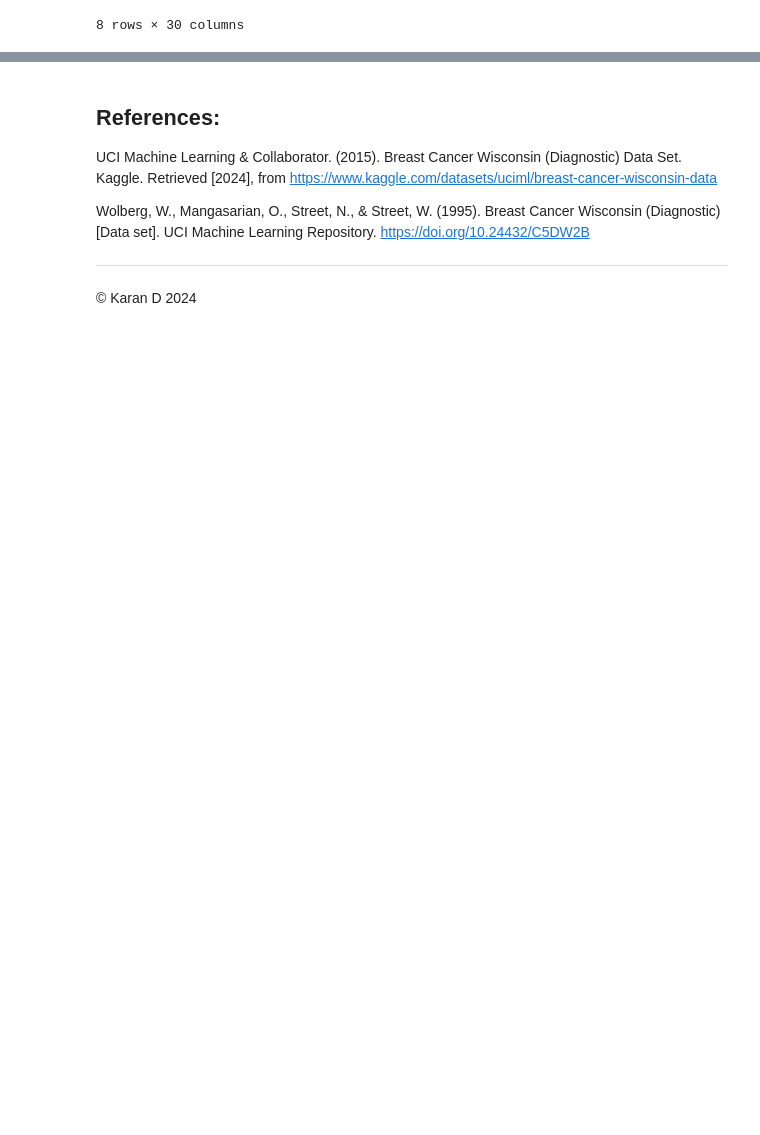
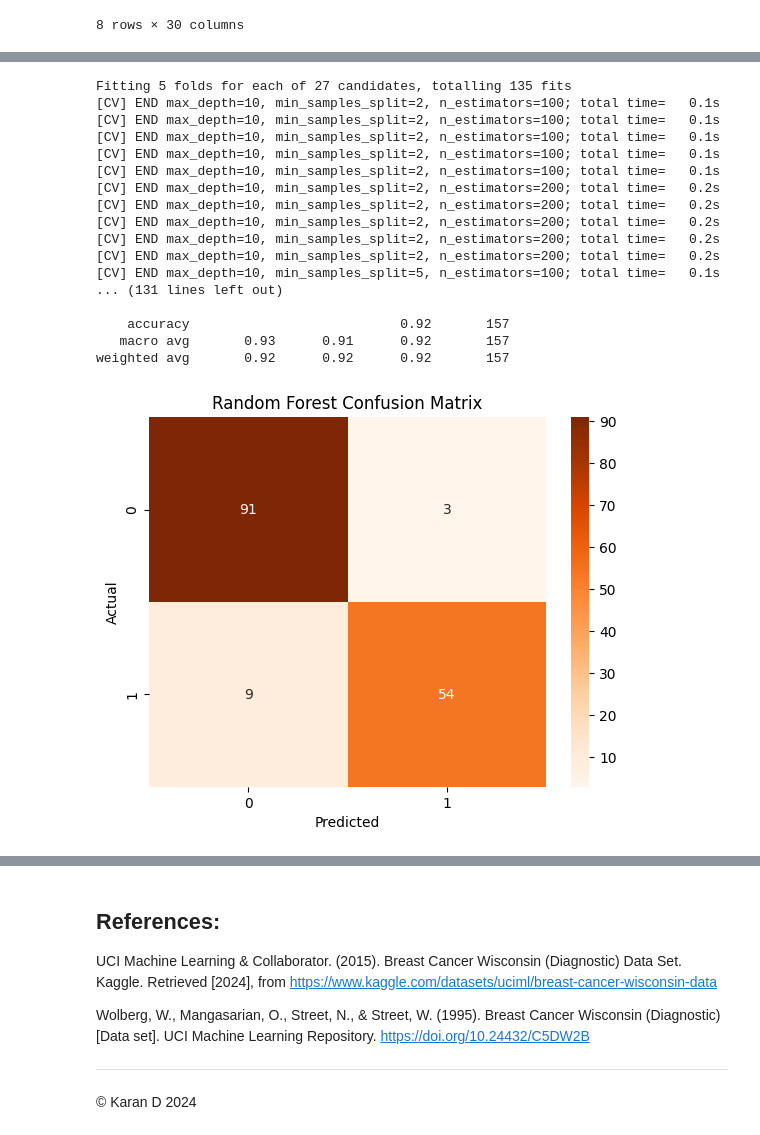
Before and after one commit to Karan-D-Software/Supervised_Learning_Project, a Jupyter notebook: project.ipynb, the cells around one changed output, grey strips where cells are left out. Saved outputs shown, nothing was run; the diff lists cells and outputs as text; code cells hidden in the pictures; blank space fills up the shorter version.

```diff
--- a/project.ipynb
+++ b/project.ipynb
@@ -239,0 +366,49 @@ data_clean.describe()
+# %%
+# Random Forest Classifier
+
+from sklearn.ensemble import RandomForestClassifier
+from sklearn.model_selection import GridSearchCV
+
+model_rf = RandomForestClassifier()
+
+param_grid_rf = {
+    'n_estimators': [100, 200, 300],
+    'max_depth': [10, 20, None],
+    'min_samples_split': [2, 5, 10]
+}
+grid_search_rf = GridSearchCV(estimator=model_rf, param_grid=param_grid_rf, cv=5, n_jobs=-1, verbose=2)
+grid_search_rf.fit(X_train, y_train)
+
+best_params_rf = grid_search_rf.best_params_
+y_pred = grid_search_rf.predict(X_test)
+
+print("Random Forest Classifier Performance:")
+print("Best Parameters:", grid_search_rf.best_params_)
+print("Accuracy:", accuracy_score(y_test, y_pred))
+print(classification_report(y_test, y_pred))
+
+conf_matrix = confusion_matrix(y_test, y_pred)
+sns.heatmap(conf_matrix, annot=True, fmt="d", cmap="Oranges")
+plt.title("Random Forest Confusion Matrix")
+plt.xlabel("Predicted")
+plt.ylabel("Actual")
+plt.show()
+# %% [output]
+Fitting 5 folds for each of 27 candidates, totalling 135 fits
+[CV] END max_depth=10, min_samples_split=2, n_estimators=100; total time=   0.1s
+[CV] END max_depth=10, min_samples_split=2, n_estimators=100; total time=   0.1s
+[CV] END max_depth=10, min_samples_split=2, n_estimators=100; total time=   0.1s
+[CV] END max_depth=10, min_samples_split=2, n_estimators=100; total time=   0.1s
+[CV] END max_depth=10, min_samples_split=2, n_estimators=100; total time=   0.1s
+[CV] END max_depth=10, min_samples_split=2, n_estimators=200; total time=   0.2s
+[CV] END max_depth=10, min_samples_split=2, n_estimators=200; total time=   0.2s
+[CV] END max_depth=10, min_samples_split=2, n_estimators=200; total time=   0.2s
+[CV] END max_depth=10, min_samples_split=2, n_estimators=200; total time=   0.2s
+[CV] END max_depth=10, min_samples_split=2, n_estimators=200; total time=   0.2s
+[CV] END max_depth=10, min_samples_split=5, n_estimators=100; total time=   0.1s
+... (131 lines left out)
+
+    accuracy                           0.92       157
+   macro avg       0.93      0.91      0.92       157
+weighted avg       0.92      0.92      0.92       157
+[figure, added]
```
Also changed, not shown: parts of 6 cells of this notebook, 6 other files.
